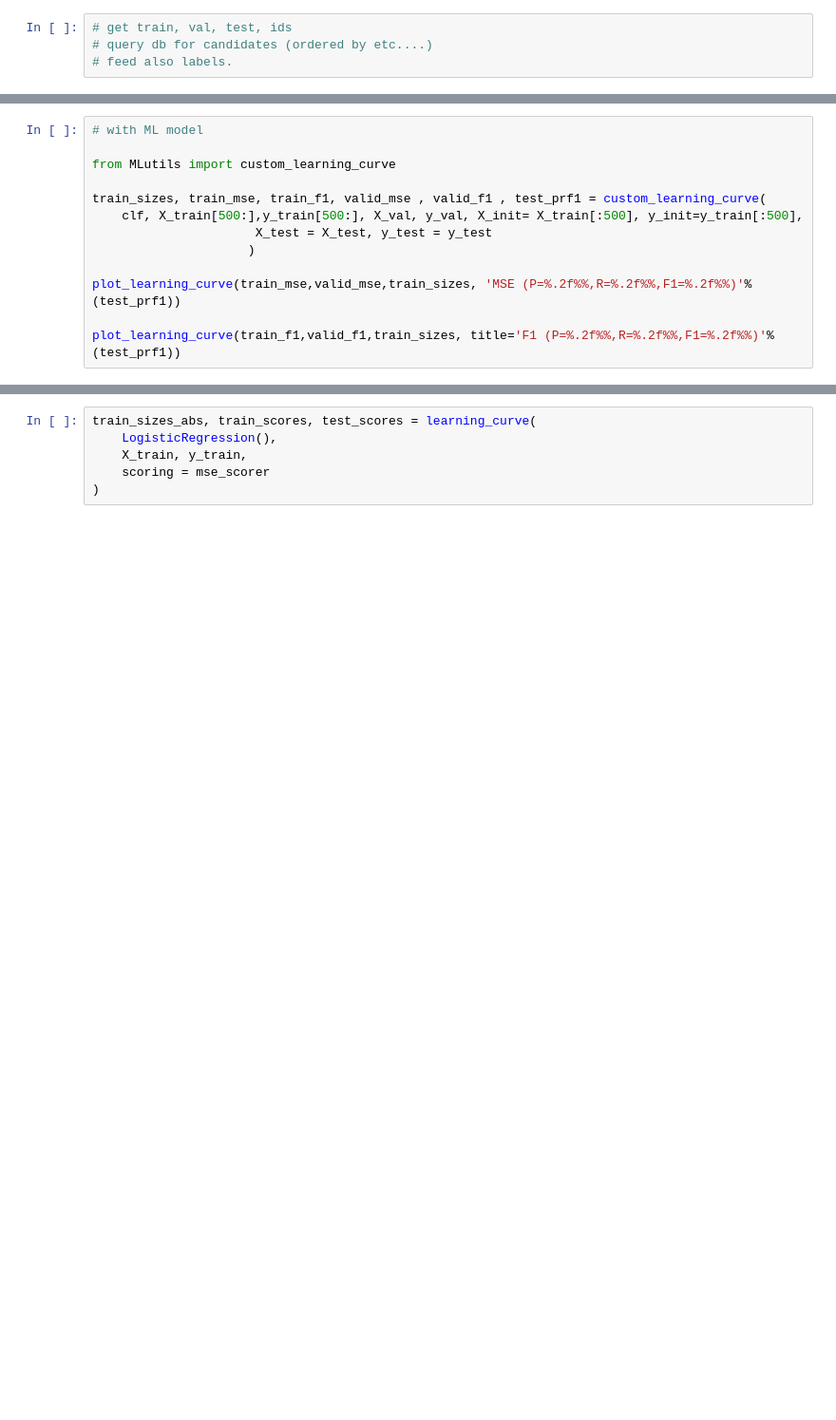
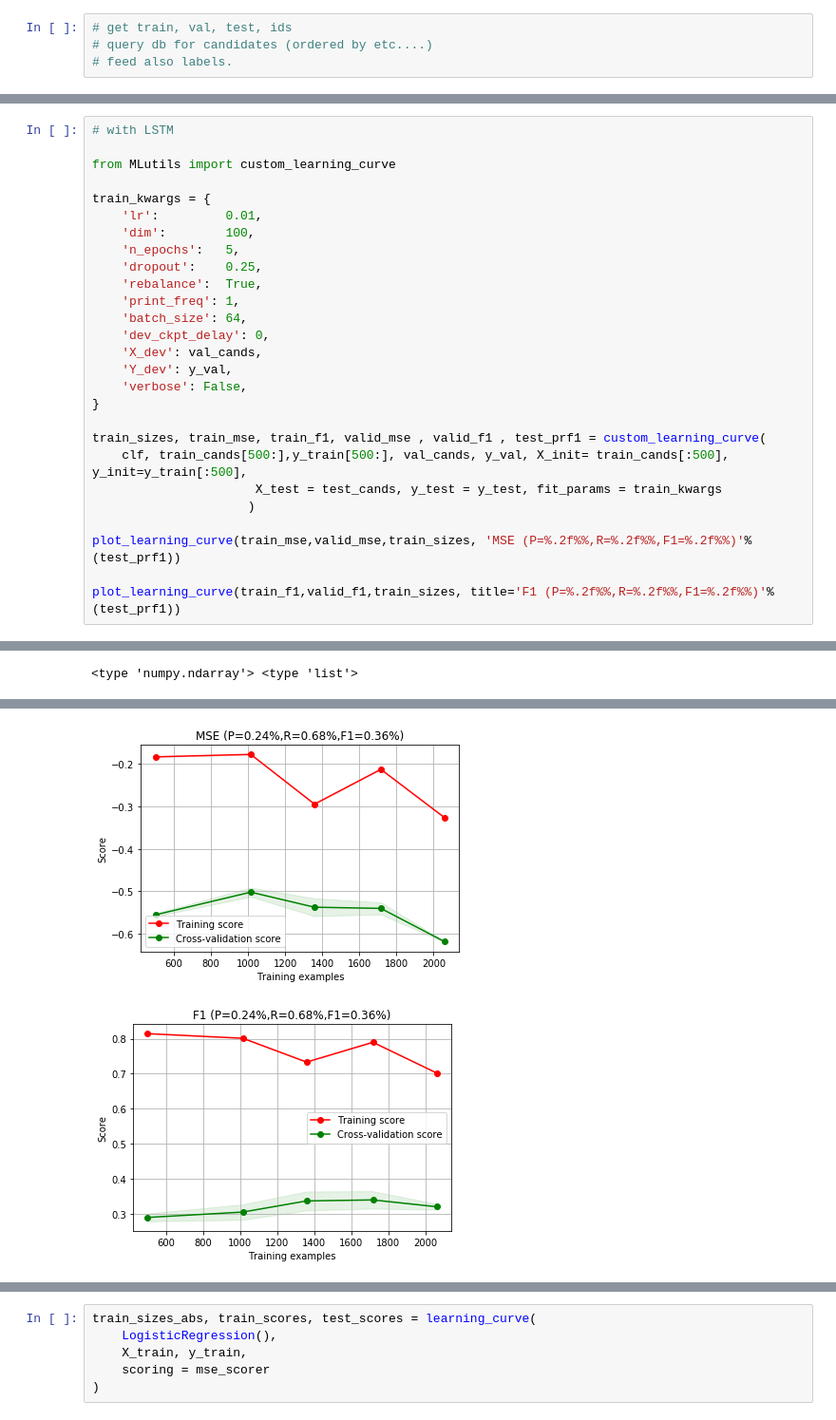
Before and after one commit to littlewine/snorkel-ml, a Jupyter notebook: my-code/learning curves.ipynb, the cells around one changed output, grey strips where cells are left out. Shown at 95% size. Saved outputs shown, nothing was run; the diff lists cells and outputs as text; blank space fills up the shorter version.

```diff
--- a/my-code/learning curves.ipynb
+++ b/my-code/learning curves.ipynb
@@ -275,13 +366,28 @@ clf = reRNN(seed=1701, deterministic=True)
 # %%
-# with ML model
+# with LSTM
 
 from MLutils import custom_learning_curve
 
+train_kwargs = {
+    'lr':         0.01,
+    'dim':        100,
+    'n_epochs':   5,
+    'dropout':    0.25,
+    'rebalance':  True,
+    'print_freq': 1,
+    'batch_size': 64,
+    'dev_ckpt_delay': 0,
+    'X_dev': val_cands,
+    'Y_dev': y_val,
+    'verbose': False,
+}
+
 train_sizes, train_mse, train_f1, valid_mse , valid_f1 , test_prf1 = custom_learning_curve(
-    clf, X_train[500:],y_train[500:], X_val, y_val, X_init= X_train[:500], y_init=y_train[:500],
-                      X_test = X_test, y_test = y_test
+    clf, train_cands[500:],y_train[500:], val_cands, y_val, X_init= train_cands[:500], y_init=y_train[:500],
+                      X_test = test_cands, y_test = y_test, fit_params = train_kwargs
                      )
 
 plot_learning_curve(train_mse,valid_mse,train_sizes, 'MSE (P=%.2f%%,R=%.2f%%,F1=%.2f%%)'%(test_prf1))
 
 plot_learning_curve(train_f1,valid_f1,train_sizes, title='F1 (P=%.2f%%,R=%.2f%%,F1=%.2f%%)'%(test_prf1))
+# %% [output]
@@ -287,0 +447 @@ plot_learning_curve(train_f1,valid_f1,train_sizes, title='F1 (P=%.2f%%,R=%.2f%%,
+<type 'numpy.ndarray'> <type 'list'>
@@ -287,0 +460,2 @@ plot_learning_curve(train_f1,valid_f1,train_sizes, title='F1 (P=%.2f%%,R=%.2f%%,
+[figure, added]
+[figure, added]
```
Also changed, not shown: parts of 51 cells of this notebook, 2 other files.
